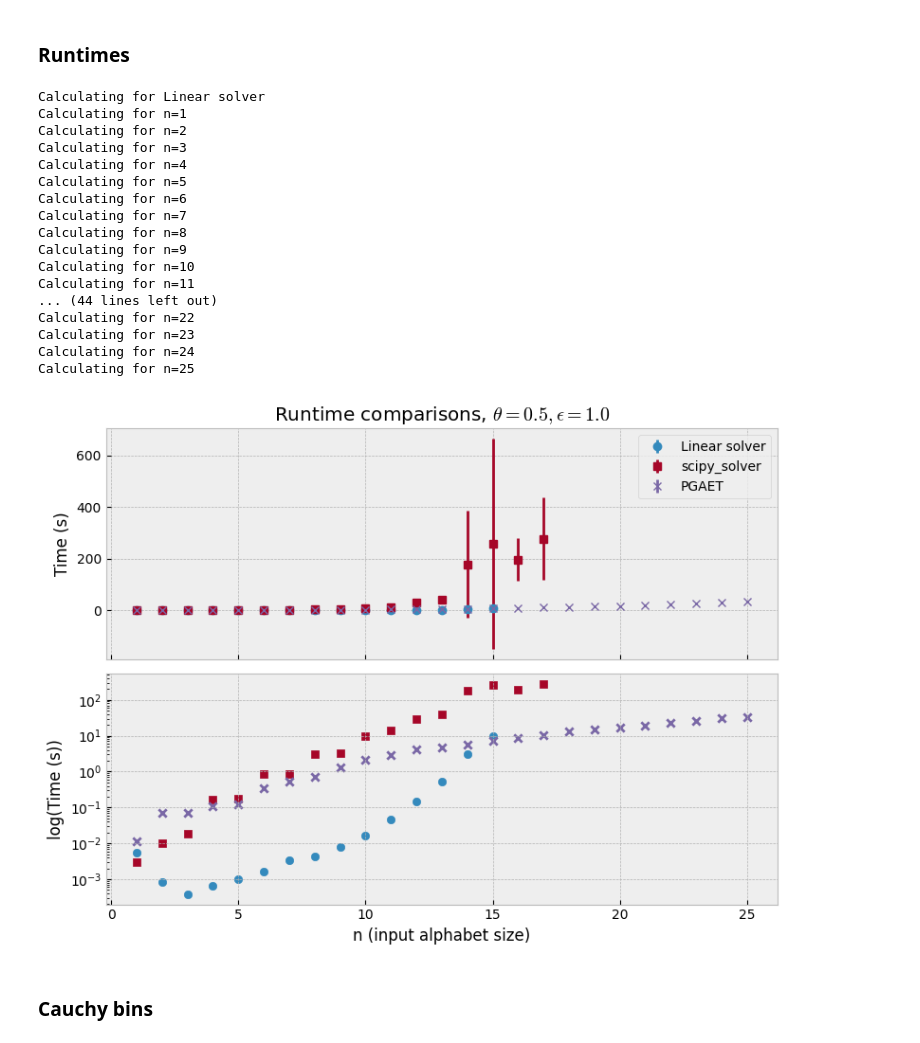
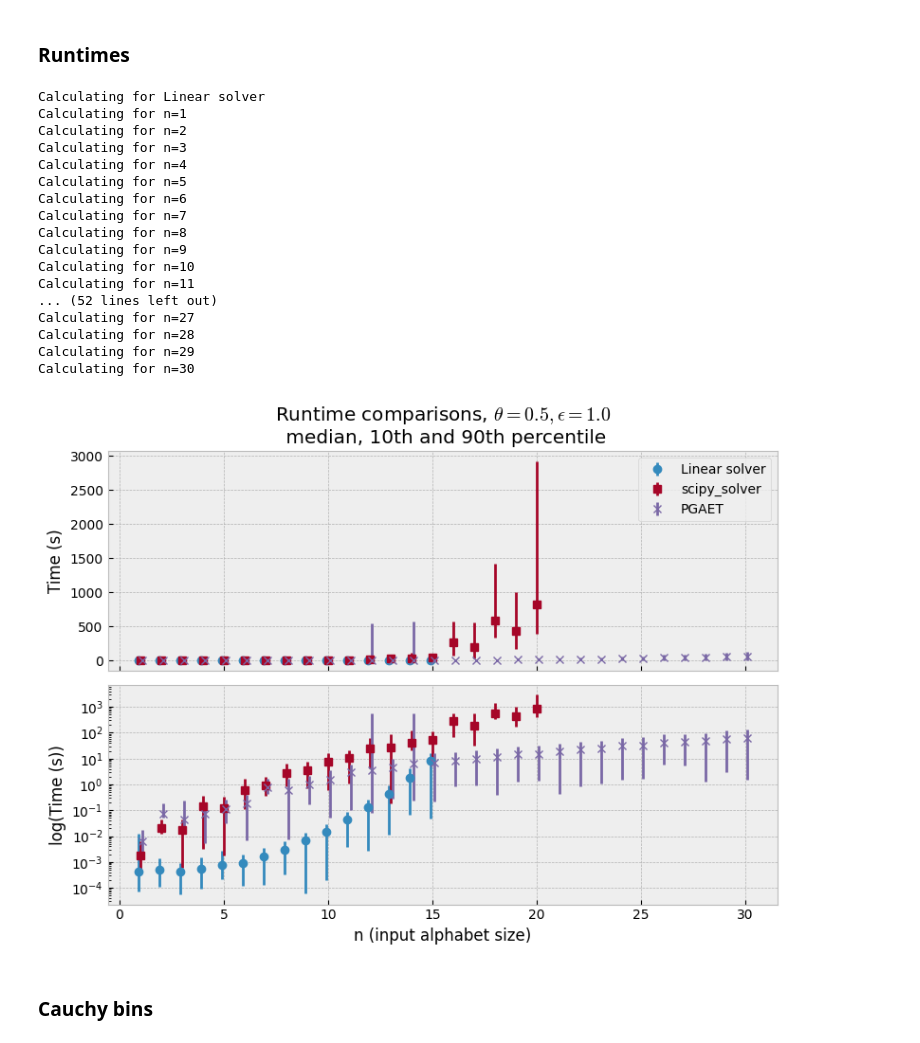
Before and after one commit to MatejVe/locally_efficient_differential_privacy, a Jupyter notebook: thesis_visualization.ipynb, the cells around one changed output. Drawn from its saved outputs; the diff is of its cells as text; code cells hidden in the pictures.

Commit message:
Latest thesis visualization figures

```diff
--- a/thesis_visualization.ipynb
+++ b/thesis_visualization.ipynb
@@ -193,14 +193,16 @@ plt.show()
 from time import time
 
 def compare_runtimes(solvers, ns, theta, epsilon, log=False, n_restarts: int = 10):
-    avg_times = list()
-    stds = list()
+    median_times = list()
+    upper_quantile_90 = list()
+    lower_quantile_10 = list()
 
     for i in range(len(solvers)):
         solver = solvers[i]
         print(f"Calculating for {solver.name}")
-        solver_times = list()
-        solver_stds = list()
+        solver_medians = list()
+        solver_uppers = list()
+        solver_downers = list()
         n_max = ns[i]
         for n in range(1, n_max + 1):
             print(f"Calculating for n={n}")
@@ -213,54 +215,63 @@ def compare_runtimes(solvers, ns, theta, epsilon, log=False, n_restarts: int = 1
                 time_taken = t_end - t_start
 
                 times_for_n.append(time_taken)
-            avg_time = np.mean(times_for_n)
-            std_time = np.std(times_for_n)
-            solver_times.append(avg_time)
-            solver_stds.append(std_time)
+            median_time = np.median(times_for_n)
+            q_90 = np.quantile(times_for_n, 0.9)
+            q_10 = np.quantile(times_for_n, 0.1)
+            solver_medians.append(median_time)
+            solver_uppers.append(q_90)
+            solver_downers.append(q_10)
 
-        avg_times.append(solver_times)
-        stds.append(solver_stds)
+        median_times.append(solver_medians)
+        upper_quantile_90.append(solver_uppers)
+        lower_quantile_10.append(solver_downers)
 
     fig, ax = plt.subplots(figsize=(8, 6), nrows=2, sharex=True)
 
     formats = ["o", "s", "x", "d", "v", "^", "<", ">"]
     for i in range(len(solvers)):
         ns_to_plot = np.arange(1, ns[i] + 1)
-        ax[0].errorbar(ns_to_plot, avg_times[i], yerr=stds[i], label=solvers[i].name, fmt=formats[i])
+        ax[0].errorbar(ns_to_plot + (i-1) * 0.1,
+                       median_times[i],
+                       yerr=[lower_quantile_10[i], upper_quantile_90[i]],
+                       label=solvers[i].name, fmt=formats[i])
     ax[0].set_ylabel("Time (s)")
-    ax[0].set_title(rf"Runtime comparisons, $\theta={theta}, \epsilon={epsilon}$")
+    ax[0].set_title(rf"Runtime comparisons, $\theta={theta}, \epsilon={epsilon}$" + "\n median, 10th and 90th percentile")
     ax[0].legend()
 
     for i in range(len(solvers)):
         ns_to_plot = np.arange(1, ns[i] + 1)
-        ax[1].scatter(ns_to_plot, avg_times[i], label=solvers[i].name, marker=formats[i])
+        ax[1].errorbar(ns_to_plot + (i-1) * 0.1,
+                       median_times[i],
+                       yerr=[lower_quantile_10[i], upper_quantile_90[i]],
+                       label=solvers[i].name, fmt=formats[i])
     ax[1].set_xlabel("n (input alphabet size)")
     ax[1].set_ylabel("log(Time (s))")
     ax[1].set_yscale("log")
 
     plt.tight_layout()
     plt.show()
 
-compare_runtimes([LinearSolver(), ScipySolver(), PGAWithEdgeTraversal()], [15, 17, 25], 0.5, 1.0, n_restarts=5)
+compare_runtimes([LinearSolver(), ScipySolver(), PGAWithEdgeTraversal()], [15, 20, 30], 0.5, 1.0, n_restarts=5)
 # %% [output]
 Calculating for Linear solver
 Calculating for n=1
 Calculating for n=2
 Calculating for n=3
 Calculating for n=4
 Calculating for n=5
 Calculating for n=6
 Calculating for n=7
 Calculating for n=8
 Calculating for n=9
 Calculating for n=10
 Calculating for n=11
-... (44 lines left out)
-Calculating for n=22
-Calculating for n=23
-Calculating for n=24
-Calculating for n=25
+... (52 lines left out)
+Calculating for n=27
+Calculating for n=28
+Calculating for n=29
+Calculating for n=30
-[figure, old version]
+[figure, new version]
 # %% [markdown]
 ### Cauchy bins
 # %%
```
Also changed, not shown: parts of 7 cells of this notebook.
